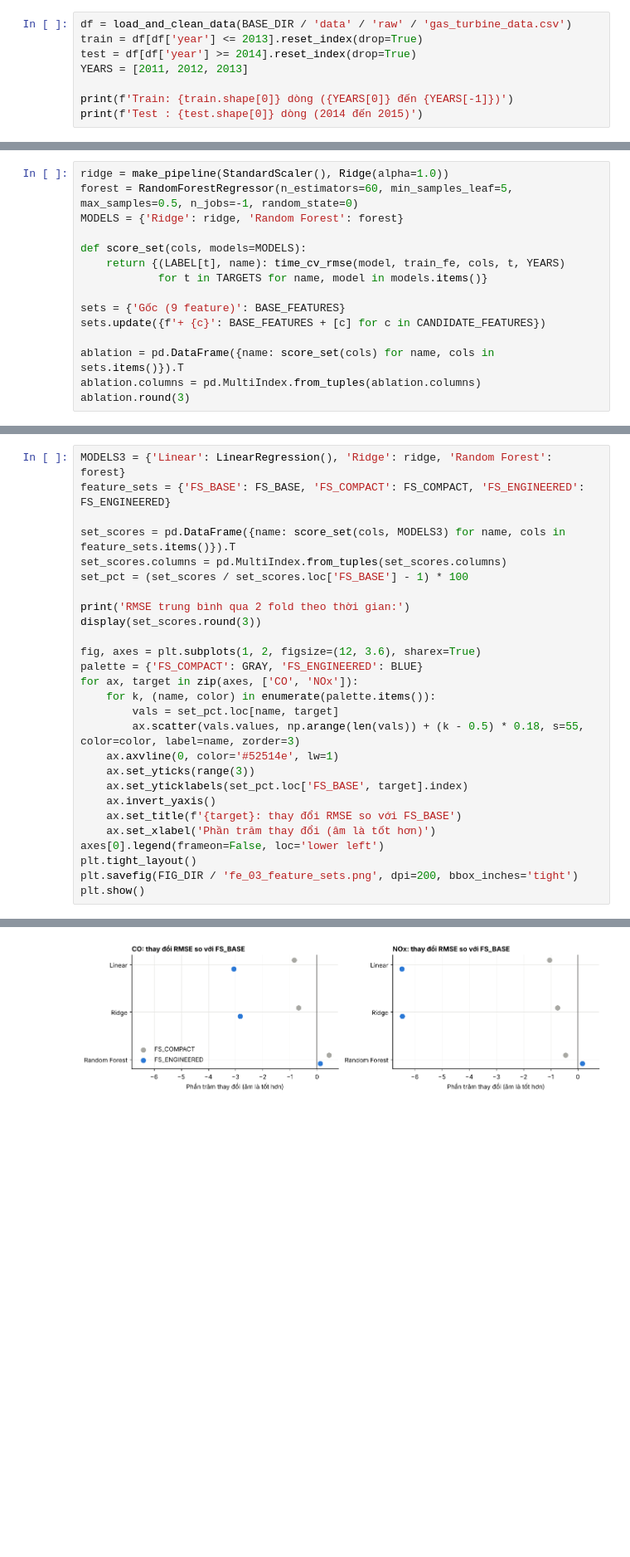
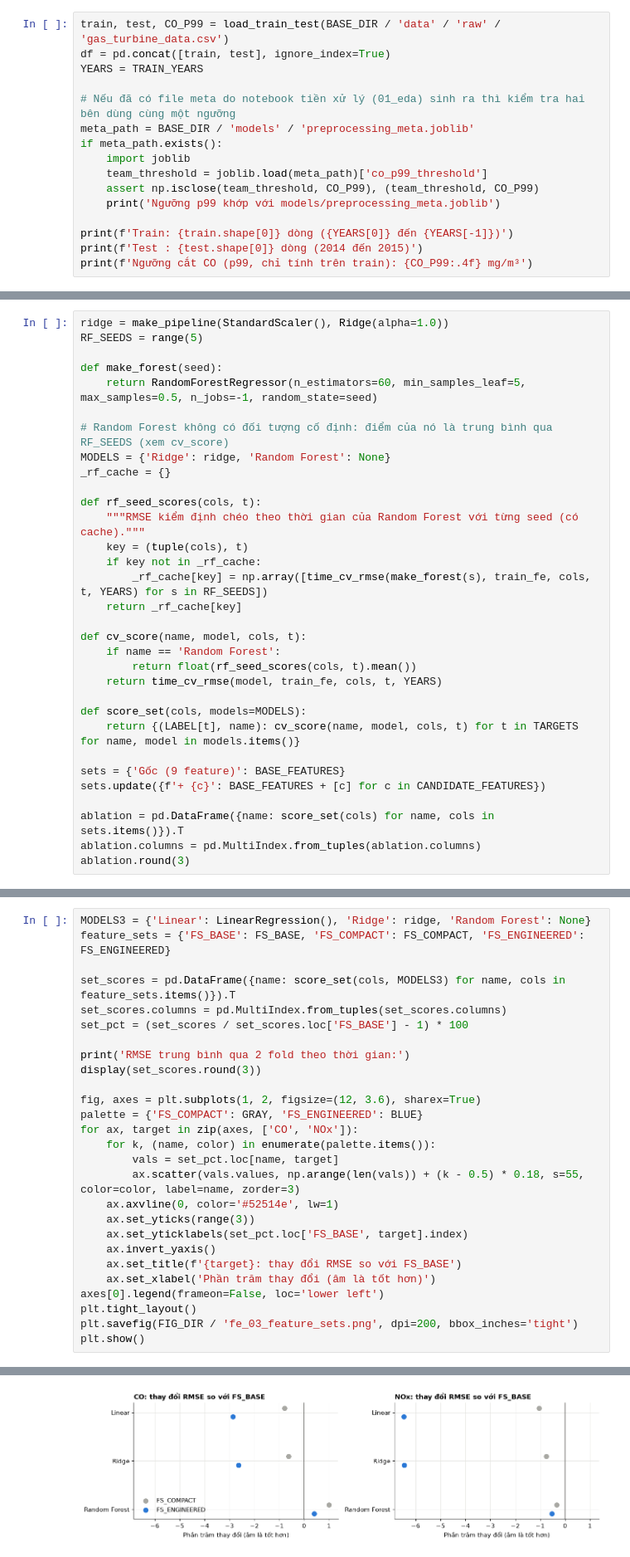
Before and after one commit to hoangsank/BTL---Machine-Learning---co3117-, a Jupyter notebook: notebooks/02_feature_eng.ipynb, the cells around one changed output, grey strips where cells are left out. Shown at 83% size. Drawn from its saved outputs; the diff is of its cells as text; blank space fills up the shorter version.

Commit message:
fix(feature-eng): use the p99 threshold calculated on the training set and fix the result to ensure reproducibility

```diff
--- a/notebooks/02_feature_eng.ipynb
+++ b/notebooks/02_feature_eng.ipynb
@@ -59,13 +58,21 @@ Dữ liệu được nạp và làm sạch bằng `src/data_prep.py`: loại dò
 
 Để tránh rò rỉ dữ liệu, mọi quyết định về đặc trưng chỉ dựa trên tập huấn luyện. Các phương án được so sánh bằng kiểm định chéo theo thời gian bên trong tập huấn luyện: huấn luyện trên các năm trước và đánh giá trên năm kế tiếp (hai fold: 2011 → 2012 và 2011–2012 → 2013), sai số là RMSE trung bình của hai fold. Cột `year` không được dùng làm đặc trưng vì các năm của tập kiểm tra không xuất hiện trong quá trình huấn luyện.
 # %%
-df = load_and_clean_data(BASE_DIR / 'data' / 'raw' / 'gas_turbine_data.csv')
-train = df[df['year'] <= 2013].reset_index(drop=True)
-test = df[df['year'] >= 2014].reset_index(drop=True)
-YEARS = [2011, 2012, 2013]
+train, test, CO_P99 = load_train_test(BASE_DIR / 'data' / 'raw' / 'gas_turbine_data.csv')
+df = pd.concat([train, test], ignore_index=True)
+YEARS = TRAIN_YEARS
+
+# Nếu đã có file meta do notebook tiền xử lý (01_eda) sinh ra thì kiểm tra hai bên dùng cùng một ngưỡng
+meta_path = BASE_DIR / 'models' / 'preprocessing_meta.joblib'
+if meta_path.exists():
+    import joblib
+    team_threshold = joblib.load(meta_path)['co_p99_threshold']
+    assert np.isclose(team_threshold, CO_P99), (team_threshold, CO_P99)
+    print('Ngưỡng p99 khớp với models/preprocessing_meta.joblib')
 
 print(f'Train: {train.shape[0]} dòng ({YEARS[0]} đến {YEARS[-1]})')
 print(f'Test : {test.shape[0]} dòng (2014 đến 2015)')
+print(f'Ngưỡng cắt CO (p99, chỉ tính trên train): {CO_P99:.4f} mg/m³')
 # %% [output]
 Train: 22191 dòng (2011 đến 2013)
 Test : 14535 dòng (2014 đến 2015)
@@ -154,11 +164,28 @@ Quy tắc giữ đặc trưng được cố định trước khi chạy thực n
 # %%
 ridge = make_pipeline(StandardScaler(), Ridge(alpha=1.0))
-forest = RandomForestRegressor(n_estimators=60, min_samples_leaf=5, max_samples=0.5, n_jobs=-1, random_state=0)
-MODELS = {'Ridge': ridge, 'Random Forest': forest}
+RF_SEEDS = range(5)
+
+def make_forest(seed):
+    return RandomForestRegressor(n_estimators=60, min_samples_leaf=5, max_samples=0.5, n_jobs=-1, random_state=seed)
+
+# Random Forest không có đối tượng cố định: điểm của nó là trung bình qua RF_SEEDS (xem cv_score)
+MODELS = {'Ridge': ridge, 'Random Forest': None}
+_rf_cache = {}
+
+def rf_seed_scores(cols, t):
+    """RMSE kiểm định chéo theo thời gian của Random Forest với từng seed (có cache)."""
+    key = (tuple(cols), t)
+    if key not in _rf_cache:
+        _rf_cache[key] = np.array([time_cv_rmse(make_forest(s), train_fe, cols, t, YEARS) for s in RF_SEEDS])
+    return _rf_cache[key]
+
+def cv_score(name, model, cols, t):
+    if name == 'Random Forest':
+        return float(rf_seed_scores(cols, t).mean())
+    return time_cv_rmse(model, train_fe, cols, t, YEARS)
 
 def score_set(cols, models=MODELS):
-    return {(LABEL[t], name): time_cv_rmse(model, train_fe, cols, t, YEARS)
-            for t in TARGETS for name, model in models.items()}
+    return {(LABEL[t], name): cv_score(name, model, cols, t) for t in TARGETS for name, model in models.items()}
 
 sets = {'Gốc (9 feature)': BASE_FEATURES}
 sets.update({f'+ {c}': BASE_FEATURES + [c] for c in CANDIDATE_FEATURES})
@@ -265,7 +331,7 @@ TAT     1.69
 # %% [markdown]
 Quá trình loại theo VIF bỏ lần lượt TEY, CDP và GTEP; sáu đặc trưng còn lại có VIF không quá 2.2. Ba tập được đánh giá bằng phương pháp ở mục 4, bổ sung Linear Regression không chính quy hoá vì đây là mô hình chịu ảnh hưởng trực tiếp của đa cộng tuyến.
 # %%
-MODELS3 = {'Linear': LinearRegression(), 'Ridge': ridge, 'Random Forest': forest}
+MODELS3 = {'Linear': LinearRegression(), 'Ridge': ridge, 'Random Forest': None}
 feature_sets = {'FS_BASE': FS_BASE, 'FS_COMPACT': FS_COMPACT, 'FS_ENGINEERED': FS_ENGINEERED}
 
 set_scores = pd.DataFrame({name: score_set(cols, MODELS3) for name, cols in feature_sets.items()}).T
@@ -301,4 +367,4 @@ RMSE trung bình qua 2 fold theo thời gian:
-[figure, old version]
+[figure, new version]
 # %% [markdown]
 **Nhận xét.**
 
```
Also changed, not shown: parts of 32 cells of this notebook, 9 other files.
